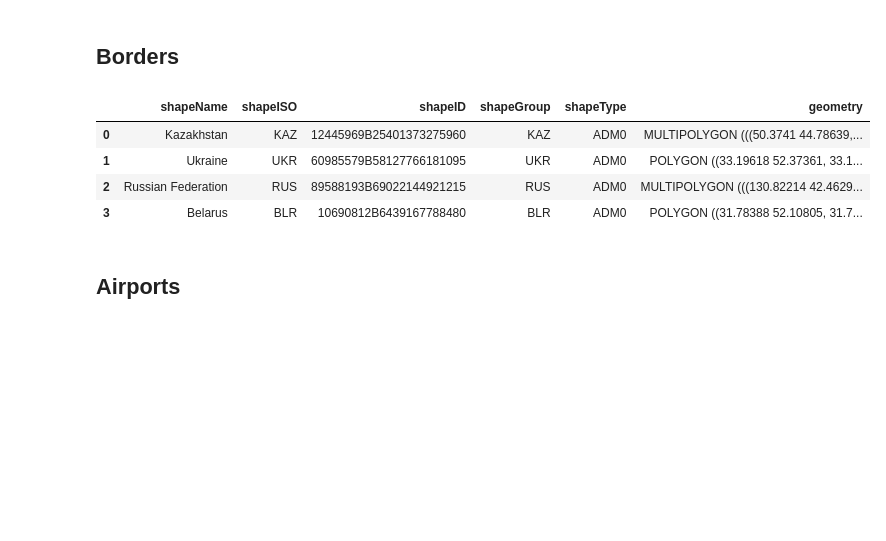
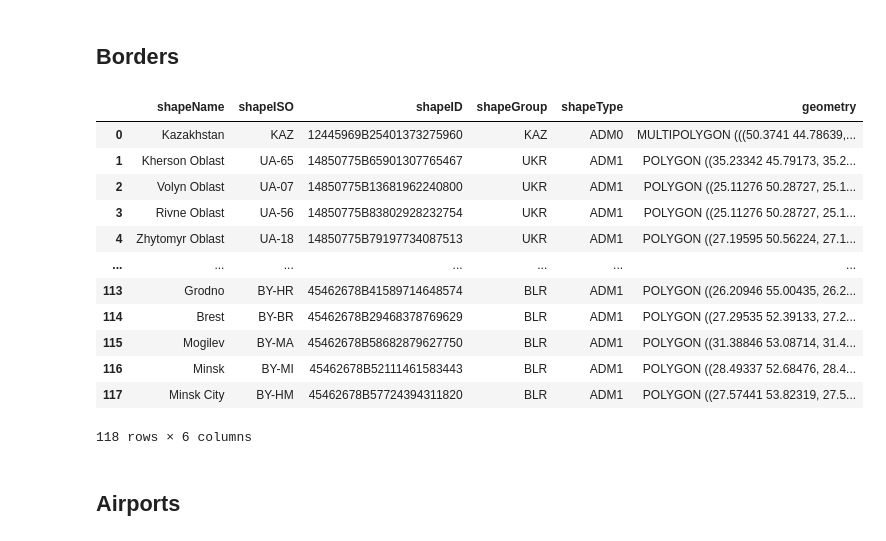
Before and after one commit to aabsinthium/gcd_air_routing, a Jupyter notebook: graph_path_optim.ipynb, the cells around one changed output. Saved outputs shown, nothing was run; the diff lists cells and outputs as text; code cells hidden in the pictures; blank space fills up the shorter version.

```diff
--- a/graph_path_optim.ipynb
+++ b/graph_path_optim.ipynb
@@ -81,18 +81,26 @@ def great_circle_distance(a=None, b=None, iterable=False):
 ## Borders
 # %%
 kaz = gpd.read_file('data/geoBoundaries-KAZ-ADM0_simplified.geojson')
-ukr = gpd.read_file('data/geoBoundaries-UKR-ADM0_simplified.geojson')
-rus = gpd.read_file('data/geoBoundaries-RUS-ADM0_simplified.geojson')
-blr = gpd.read_file('data/geoBoundaries-BLR-ADM0_simplified.geojson')
+ukr = gpd.read_file('data/geoBoundaries-UKR-ADM1_simplified.geojson')
+rus = gpd.read_file('data/geoBoundaries-RUS-ADM1_simplified.geojson')
+blr = gpd.read_file('data/geoBoundaries-BLR-ADM1_simplified.geojson')
 borders = pd.concat((kaz, ukr, rus, blr)).reset_index(drop=True)
 borders = borders.to_crs(epsg=4326)
 borders
 # %% [output]
 |  | shapeName | shapeISO | shapeID | shapeGroup | shapeType | geometry |
 | 0 | Kazakhstan | KAZ | 12445969B25401373275960 | KAZ | ADM0 | MULTIPOLYGON (((50.3741 44.78639,... |
-| 1 | Ukraine | UKR | 60985579B58127766181095 | UKR | ADM0 | POLYGON ((33.19618 52.37361, 33.1... |
-| 2 | Russian Federation | RUS | 89588193B69022144921215 | RUS | ADM0 | MULTIPOLYGON (((130.82214 42.4629... |
-| 3 | Belarus | BLR | 10690812B6439167788480 | BLR | ADM0 | POLYGON ((31.78388 52.10805, 31.7... |
+| 1 | Kherson Oblast | UA-65 | 14850775B65901307765467 | UKR | ADM1 | POLYGON ((35.23342 45.79173, 35.2... |
+| 2 | Volyn Oblast | UA-07 | 14850775B13681962240800 | UKR | ADM1 | POLYGON ((25.11276 50.28727, 25.1... |
+| 3 | Rivne Oblast | UA-56 | 14850775B83802928232754 | UKR | ADM1 | POLYGON ((25.11276 50.28727, 25.1... |
+| 4 | Zhytomyr Oblast | UA-18 | 14850775B79197734087513 | UKR | ADM1 | POLYGON ((27.19595 50.56224, 27.1... |
+| ... | ... | ... | ... | ... | ... | ... |
+| 113 | Grodno | BY-HR | 45462678B41589714648574 | BLR | ADM1 | POLYGON ((26.20946 55.00435, 26.2... |
+| 114 | Brest | BY-BR | 45462678B29468378769629 | BLR | ADM1 | POLYGON ((27.29535 52.39133, 27.2... |
+| 115 | Mogilev | BY-MA | 45462678B58682879627750 | BLR | ADM1 | POLYGON ((31.38846 53.08714, 31.4... |
+| 116 | Minsk | BY-MI | 45462678B52111461583443 | BLR | ADM1 | POLYGON ((28.49337 52.68476, 28.4... |
+| 117 | Minsk City | BY-HM | 45462678B57724394311820 | BLR | ADM1 | POLYGON ((27.57441 53.82319, 27.5... |
+118 rows × 6 columns
 # %% [markdown]
 ## Airports
 # %%
```
Also changed, not shown: parts of 15 cells of this notebook.
